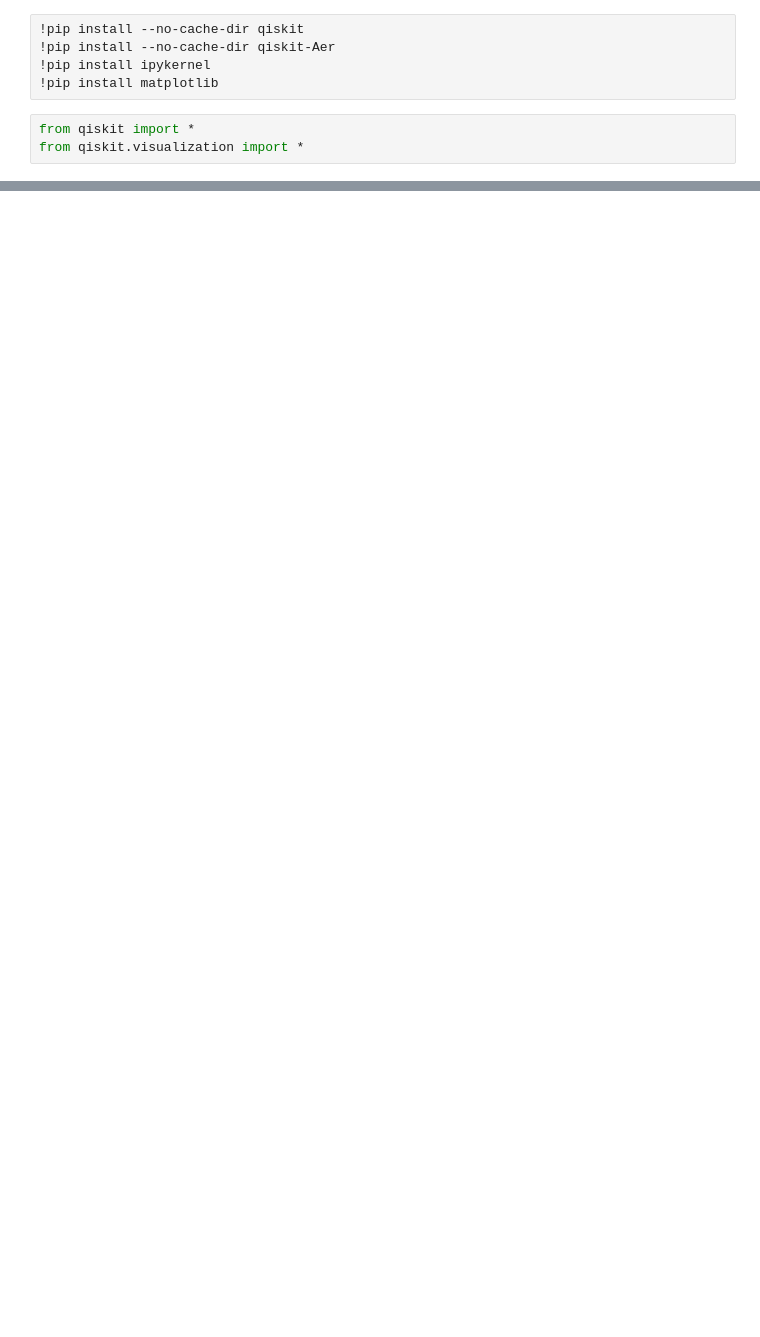
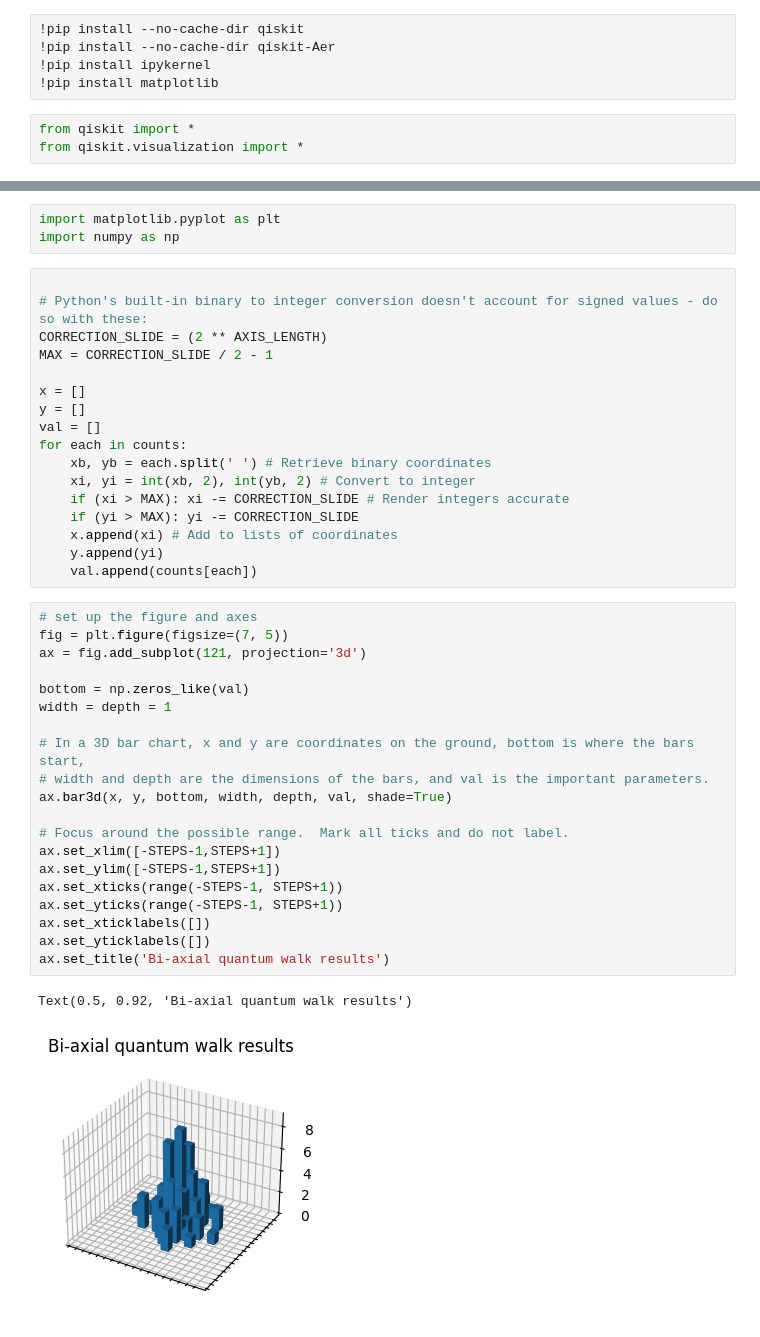
Before and after one commit to RMRattray/Qiskit-Random-Walk, a Jupyter notebook: QGC_Random_Walk_Classical.ipynb, the cells around one changed output, grey strips where cells are left out. Drawn from its saved outputs; the diff is of its cells as text; blank space fills up the shorter version.

```diff
--- a/QGC_Random_Walk_Classical.ipynb
+++ b/QGC_Random_Walk_Classical.ipynb
@@ -302,0 +277,43 @@ plot_histogram(counts)
+# %%
+import matplotlib.pyplot as plt
+import numpy as np
+# %%
+
+# Python's built-in binary to integer conversion doesn't account for signed values - do so with these:
+CORRECTION_SLIDE = (2 ** AXIS_LENGTH)
+MAX = CORRECTION_SLIDE / 2 - 1
+
+x = []
+y = []
+val = []
+for each in counts:
+    xb, yb = each.split(' ') # Retrieve binary coordinates
+    xi, yi = int(xb, 2), int(yb, 2) # Convert to integer
+    if (xi > MAX): xi -= CORRECTION_SLIDE # Render integers accurate
+    if (yi > MAX): yi -= CORRECTION_SLIDE
+    x.append(xi) # Add to lists of coordinates
+    y.append(yi)
+    val.append(counts[each])
+# %%
+# set up the figure and axes
+fig = plt.figure(figsize=(7, 5))
+ax = fig.add_subplot(121, projection='3d')
+
+bottom = np.zeros_like(val)
+width = depth = 1
+
+# In a 3D bar chart, x and y are coordinates on the ground, bottom is where the bars start,
+# width and depth are the dimensions of the bars, and val is the important parameters.
+ax.bar3d(x, y, bottom, width, depth, val, shade=True)
+
+# Focus around the possible range.  Mark all ticks and do not label.
+ax.set_xlim([-STEPS-1,STEPS+1])
+ax.set_ylim([-STEPS-1,STEPS+1])
+ax.set_xticks(range(-STEPS-1, STEPS+1))
+ax.set_yticks(range(-STEPS-1, STEPS+1))
+ax.set_xticklabels([])
+ax.set_yticklabels([])
+ax.set_title('Bi-axial quantum walk results')
+# %% [output]
+Text(0.5, 0.92, 'Bi-axial quantum walk results')
+[figure, added]
```
Also changed, not shown: parts of 20 cells of this notebook.
